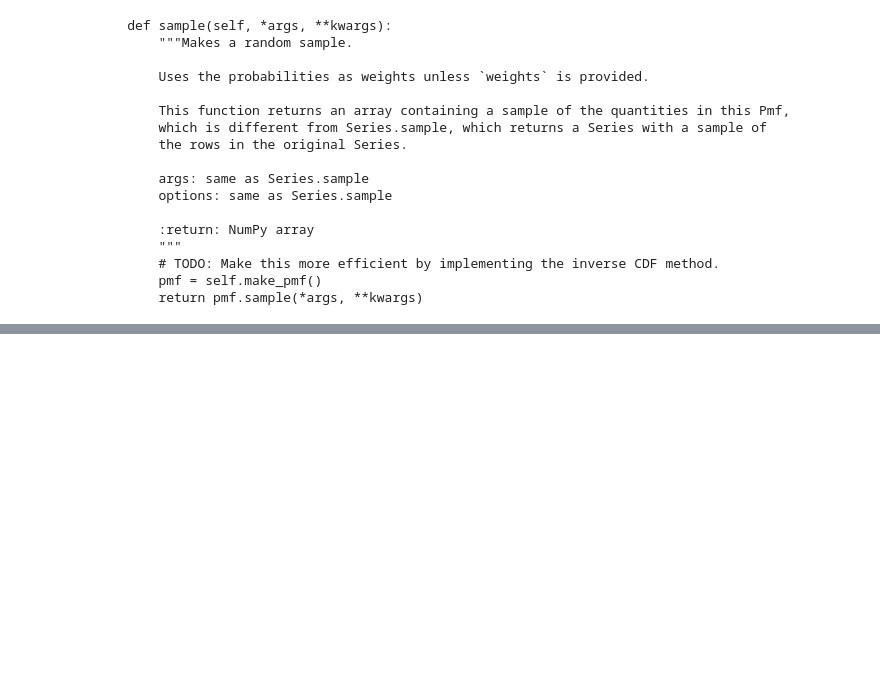
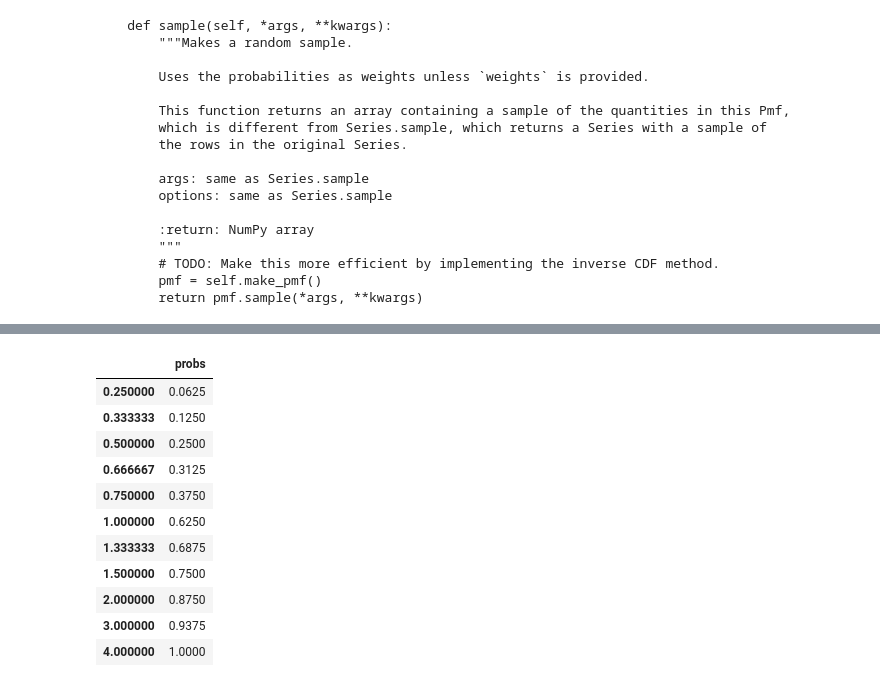
Before and after one commit to AllenDowney/empiricaldist, a Jupyter notebook: empyrical_dist/cdf.ipynb, the cells around one changed output, grey strips where cells are left out. Cells and saved outputs as stored; diff of their text form; code cells hidden in the pictures; blank space fills up the shorter version.

```diff
--- a/empyrical_dist/cdf.ipynb
+++ b/empyrical_dist/cdf.ipynb
@@ -576,0 +664,3 @@ array([3, 1, 2, 5, 4, 6, 2, 2, 4, 2])
+# %%
+d4 = Cdf.from_seq([1,2,3,4])
+d6.sub_dist(d4)
@@ -576,0 +691,15 @@ array([3, 1, 2, 5, 4, 6, 2, 2, 4, 2])
+# %%
+d4.div_dist(d4)
+# %% [output]
+|  | probs |
+| 0.250000 | 0.0625 |
+| 0.333333 | 0.1250 |
+| 0.500000 | 0.2500 |
+| 0.666667 | 0.3125 |
+| 0.750000 | 0.3750 |
+| 1.000000 | 0.6250 |
+| 1.333333 | 0.6875 |
+| 1.500000 | 0.7500 |
+| 2.000000 | 0.8750 |
+| 3.000000 | 0.9375 |
+| 4.000000 | 1.0000 |
```
Also changed, not shown: parts of 35 cells of this notebook.
